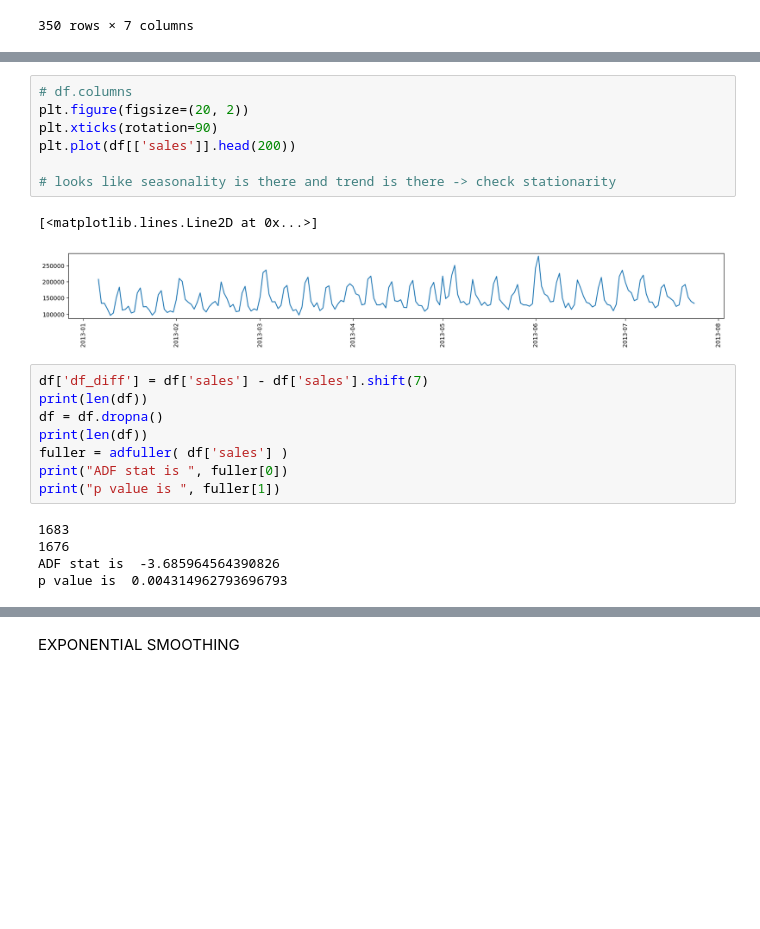
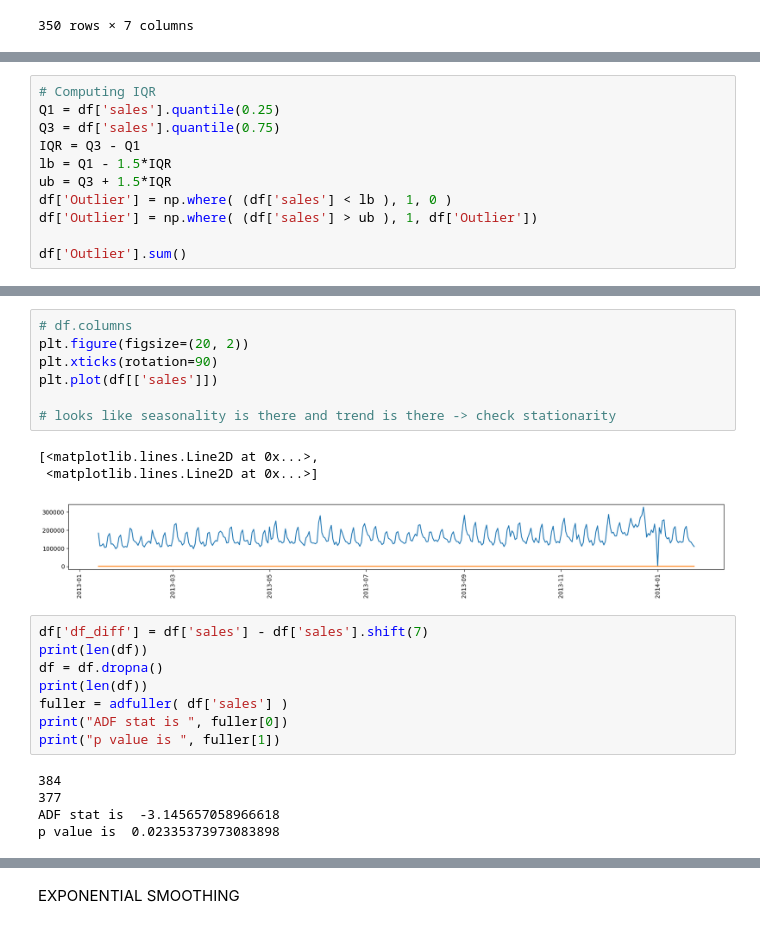
Before and after one commit to bee20/Time-Series-Forecasting, a Jupyter notebook: KAGGLE_SALES_FORECAST_COMPET.ipynb, the cells around one changed output, grey strips where cells are left out. Drawn from its saved outputs; the diff is of its cells as text; blank space fills up the shorter version.

```diff
--- a/KAGGLE_SALES_FORECAST_COMPET.ipynb
+++ b/KAGGLE_SALES_FORECAST_COMPET.ipynb
@@ -69,0 +93,11 @@ print(len(df), len(df_train), len(df_test)   )
+# %%
+# Computing IQR
+Q1 = df['sales'].quantile(0.25)
+Q3 = df['sales'].quantile(0.75)
+IQR = Q3 - Q1
+lb = Q1 - 1.5*IQR
+ub = Q3 + 1.5*IQR
+df['Outlier'] = np.where( (df['sales'] < lb ), 1, 0 )
+df['Outlier'] = np.where( (df['sales'] > ub ), 1, df['Outlier'])
+
+df['Outlier'].sum()
@@ -70,13 +115,14 @@ print(len(df), len(df_train), len(df_test)   )
 # %%
 # df.columns
 plt.figure(figsize=(20, 2))
 plt.xticks(rotation=90)
-plt.plot(df[['sales']].head(200))
+plt.plot(df[['sales']])
 
 # looks like seasonality is there and trend is there -> check stationarity
 # %% [output]
-[<matplotlib.lines.Line2D at 0x...>]
+[<matplotlib.lines.Line2D at 0x...>,
+ <matplotlib.lines.Line2D at 0x...>]
-[figure, old version]
+[figure, new version]
 # %%
 df['df_diff'] = df['sales'] - df['sales'].shift(7)
 print(len(df))
@@ -86,10 +132,10 @@ fuller = adfuller( df['sales'] )
 print("ADF stat is ", fuller[0])
 print("p value is ", fuller[1])
 # %% [output]
-1683
-1676
-ADF stat is  -3.685964564390826
-p value is  0.004314962793696793
+384
+377
+ADF stat is  -3.145657058966618
+p value is  0.02335373973083898
 # %%
  plot_acf(df['df_diff'])
 # %% [output]
```
Also changed, not shown: parts of 22 cells of this notebook.
